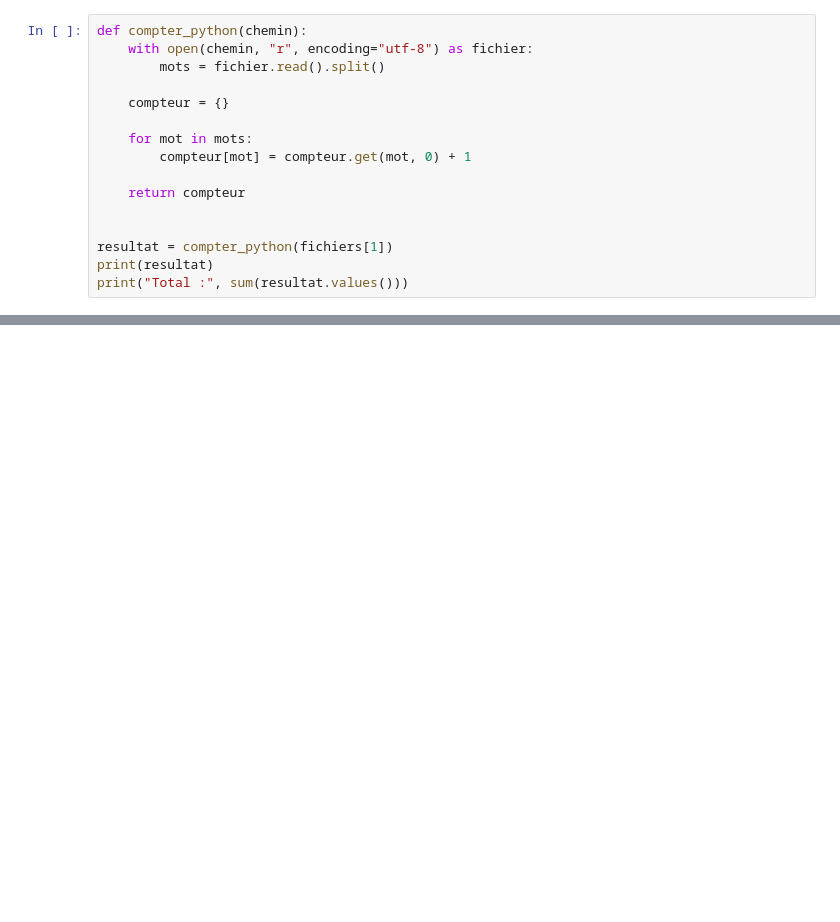
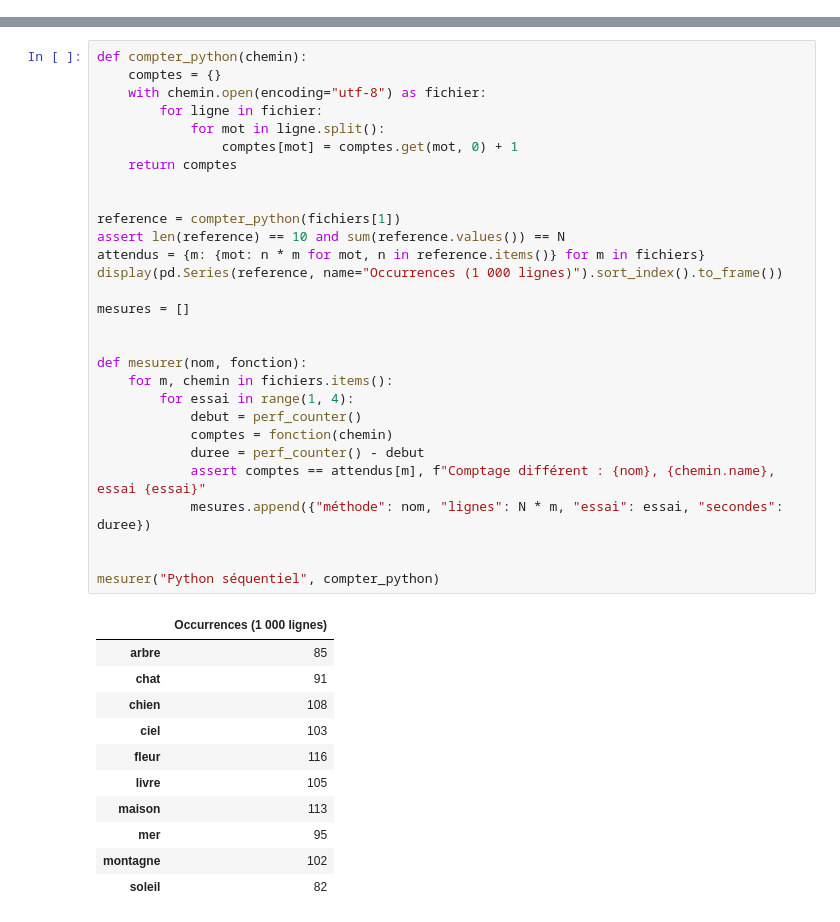
Before and after one commit to alex-abdallah/bigData, a Jupyter notebook: TP1/TP_ComptageMots.ipynb, the cells around one changed output, grey strips where cells are left out. Saved outputs shown, nothing was run; the diff lists cells and outputs as text; blank space fills up the shorter version.

```diff
--- a/TP1/TP_ComptageMots.ipynb
+++ b/TP1/TP_ComptageMots.ipynb
@@ -71,16 +0,0 @@ Le programme lit le fichier et utilise un dictionnaire.
-# %%
-def compter_python(chemin):
-    with open(chemin, "r", encoding="utf-8") as fichier:
-        mots = fichier.read().split()
-
-    compteur = {}
-
-    for mot in mots:
-        compteur[mot] = compteur.get(mot, 0) + 1
-
-    return compteur
-
-
-resultat = compter_python(fichiers[1])
-print(resultat)
-print("Total :", sum(resultat.values()))
@@ -97,0 +65,41 @@ Cette version s'exécute localement, sans parallélisation.
+# %%
+def compter_python(chemin):
+    comptes = {}
+    with chemin.open(encoding="utf-8") as fichier:
+        for ligne in fichier:
+            for mot in ligne.split():
+                comptes[mot] = comptes.get(mot, 0) + 1
+    return comptes
+
+
+reference = compter_python(fichiers[1])
+assert len(reference) == 10 and sum(reference.values()) == N
+attendus = {m: {mot: n * m for mot, n in reference.items()} for m in fichiers}
+display(pd.Series(reference, name="Occurrences (1 000 lignes)").sort_index().to_frame())
+
+mesures = []
+
+
+def mesurer(nom, fonction):
+    for m, chemin in fichiers.items():
+        for essai in range(1, 4):
+            debut = perf_counter()
+            comptes = fonction(chemin)
+            duree = perf_counter() - debut
+            assert comptes == attendus[m], f"Comptage différent : {nom}, {chemin.name}, essai {essai}"
+            mesures.append({"méthode": nom, "lignes": N * m, "essai": essai, "secondes": duree})
+
+
+mesurer("Python séquentiel", compter_python)
+# %% [output]
+|  | Occurrences (1 000 lignes) |
+| arbre | 85 |
+| chat | 91 |
+| chien | 108 |
+| ciel | 103 |
+| fleur | 116 |
+| livre | 105 |
+| maison | 113 |
+| mer | 95 |
+| montagne | 102 |
+| soleil | 82 |
```
Also changed, not shown: parts of 31 cells of this notebook, 3 other files.
